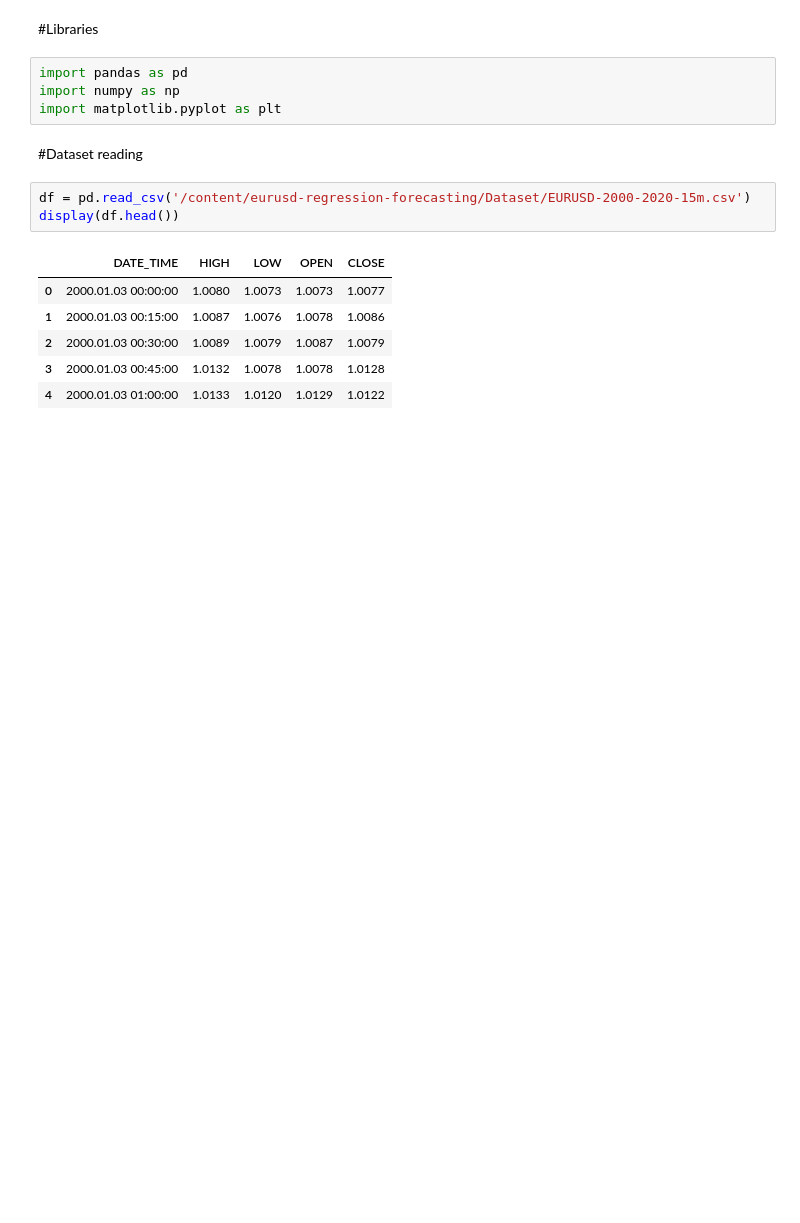
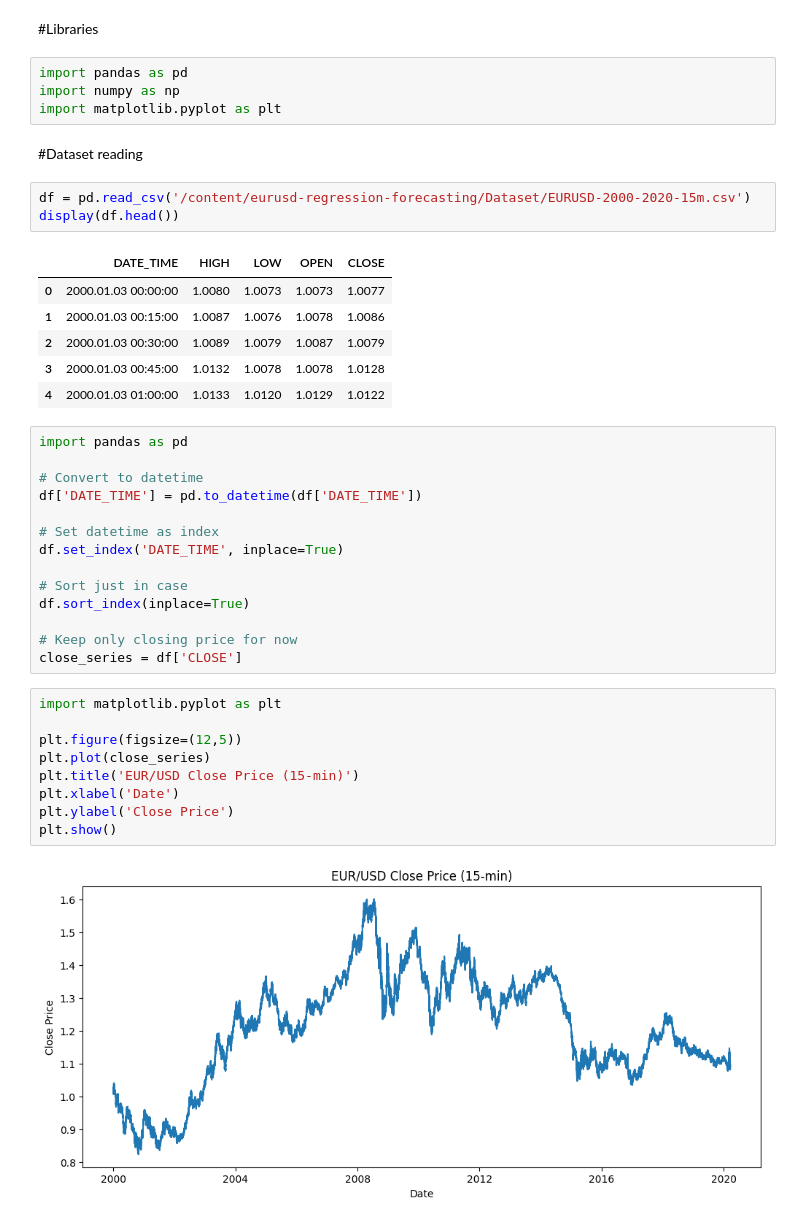
Before and after one commit to FaridRash/eurusd-regression-forecasting, a Jupyter notebook: Farid/Farid_TS_1st.ipynb, the cells around one changed output. Drawn from its saved outputs; the diff is of its cells as text; blank space fills up the shorter version.

```diff
--- a/Farid/Farid_TS_1st.ipynb
+++ b/Farid/Farid_TS_1st.ipynb
@@ -30,3 +30,28 @@ display(df.head())
 | 2 | 2000.01.03 00:30:00 | 1.0089 | 1.0079 | 1.0087 | 1.0079 |
 | 3 | 2000.01.03 00:45:00 | 1.0132 | 1.0078 | 1.0078 | 1.0128 |
 | 4 | 2000.01.03 01:00:00 | 1.0133 | 1.0120 | 1.0129 | 1.0122 |
+# %%
+import pandas as pd
+
+# Convert to datetime
+df['DATE_TIME'] = pd.to_datetime(df['DATE_TIME'])
+
+# Set datetime as index
+df.set_index('DATE_TIME', inplace=True)
+
+# Sort just in case
+df.sort_index(inplace=True)
+
+# Keep only closing price for now
+close_series = df['CLOSE']
+# %%
+import matplotlib.pyplot as plt
+
+plt.figure(figsize=(12,5))
+plt.plot(close_series)
+plt.title('EUR/USD Close Price (15-min)')
+plt.xlabel('Date')
+plt.ylabel('Close Price')
+plt.show()
+# %% [output]
+[figure, added]
```
Also changed, not shown: parts of 2 cells of this notebook.
